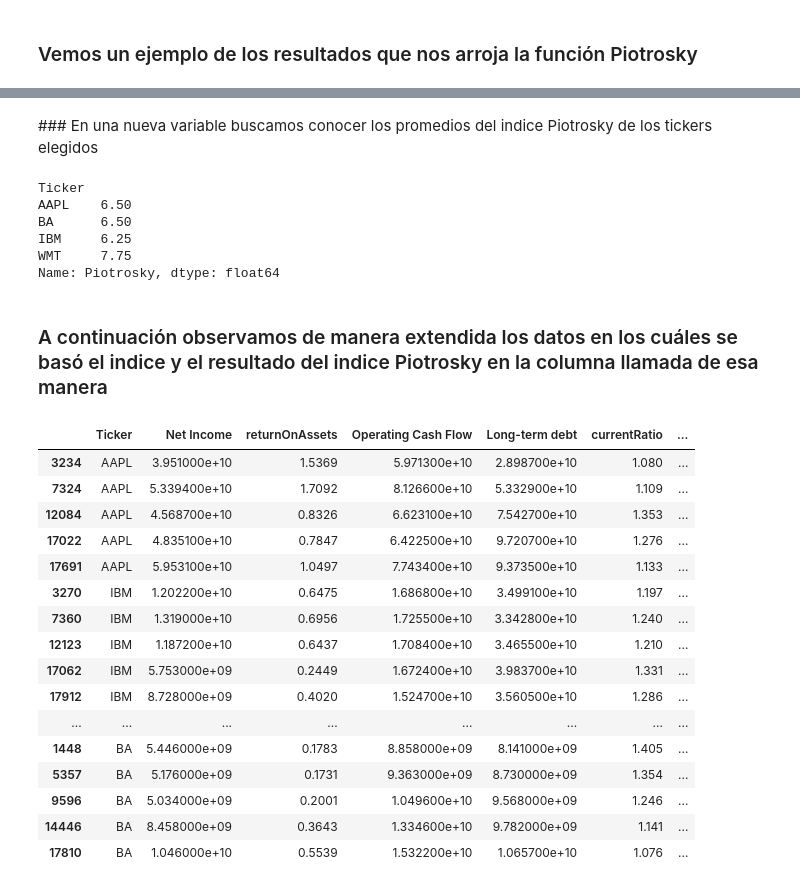
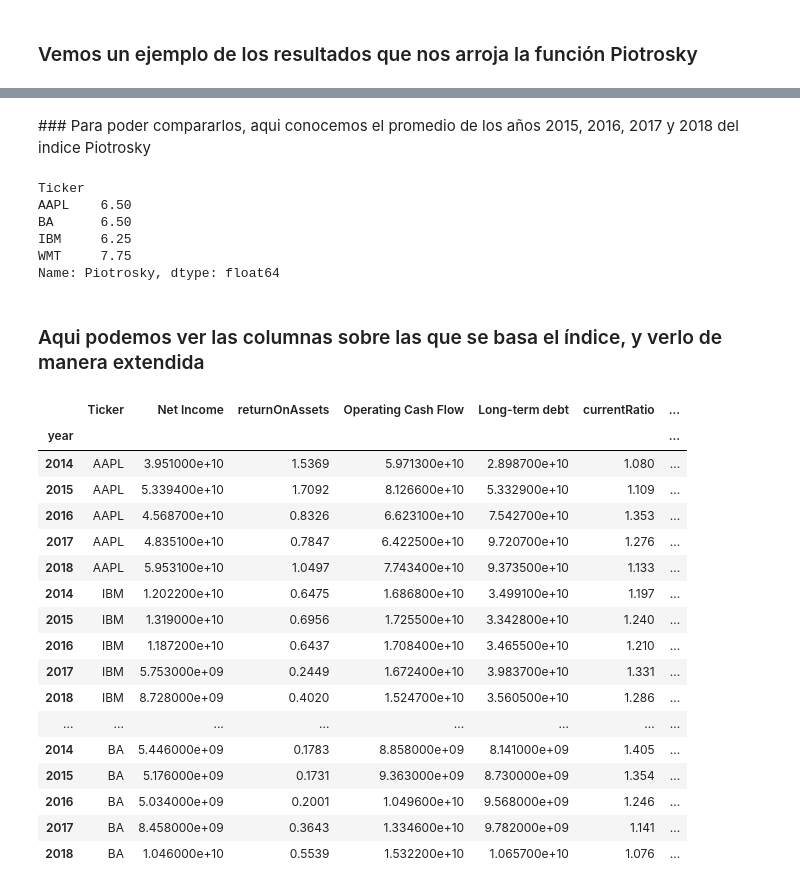
Before and after one commit to Mentoria-Financiera-DiploDatos/Entrega3, a Jupyter notebook: Entrega3_DatosFinancieros.ipynb, the cells around one changed output, grey strips where cells are left out. Cells and saved outputs as stored; diff of their text form; code cells hidden in the pictures.

```diff
--- a/Entrega3_DatosFinancieros.ipynb
+++ b/Entrega3_DatosFinancieros.ipynb
@@ -93,7 +78,6 @@ def Piotro(df, ticker):
         (a['Operating Cash Flow'] >= a['Net Income'])]
     choicelist4 = [1]
     a['p4'] = np.select(conditionlist4, choicelist4, default=0)
-
 
     #Long Term Debt Current Year < Long Term Debt Previous Year (decreasing leverage) (+1)
     a['Long-term debt_shift'] =  a['Long-term debt'].shift()
@@ -145,6 +129,10 @@ def Piotro(df, ticker):
 
     a["Piotrosky"] = a.p1 + a.p2 + a.p3 + a.p4 + a.p5 + a.p6 + a.p7 + a.p8 + a.p9
 
+    a.index = a["year"]
+
+    a["Rendimiento>0"] = np.where(a["AnualPriceVariation"]>= 0, "si", "no")
+
     return a
 # %% [markdown]
 ### Vemos un ejemplo de los resultados que nos arroja la función Piotrosky
@@ -170,44 +158,44 @@ for i in tick:
     b = b.append(Piotro(df, i))
 
 #b
-# %% [markdown]
-### En una nueva variable buscamos conocer los promedios del indice Piotrosky de los tickers elegidos
+# %% [markdown]
+### Para poder compararlos, aqui conocemos el promedio de los años 2015, 2016, 2017 y 2018 del indice Piotrosky
 # %%
-c= b.groupby(["Ticker"])["Piotrosky"].mean()
+mean = b.groupby(["Ticker"])["Piotrosky"].mean()
+mean
+# %% [output]
+Ticker
+AAPL    6.50
+BA      6.50
+IBM     6.25
+WMT     7.75
+Name: Piotrosky, dtype: float64
-# %%
-c
-# %% [output]
-Ticker
-AAPL    6.50
-BA      6.50
-IBM     6.25
-WMT     7.75
-Name: Piotrosky, dtype: float64
-# %% [markdown]
-### A continuación observamos de manera extendida los datos en los cuáles se basó el indice y el resultado del indice Piotrosky en la columna llamada de esa manera
+# %% [markdown]
+### Aqui podemos ver las columnas sobre las que se basa el índice, y verlo de manera extendida
 # %%
 pd.set_option("max_columns", None)
 DGnew = b[["Ticker", "Net Income", "returnOnAssets", "Operating Cash Flow", "Long-term debt",
             "currentRatio", "Issuance (buybacks) of shares", "Gross Margin", "assetTurnover", "p1", "p2",
-           "p3", "p4", "p5", "p6", "p7", "p8", "p9", "Piotrosky", "year"]].copy()
+           "p3", "p4", "p5", "p6", "p7", "p8", "p9", "Piotrosky", "year", "AnualPriceVariation", "Rendimiento>0"]].copy()
 
 #DGnew.to_excel("DGnew.xlsx", 'Hoja de datos')
 DGnew
 # %% [output]
 |  | Ticker | Net Income | returnOnAssets | Operating Cash Flow | Long-term debt | currentRatio | ... |
-| 3234 | AAPL | 3.951000e+10 | 1.5369 | 5.971300e+10 | 2.898700e+10 | 1.080 | ... |
-| 7324 | AAPL | 5.339400e+10 | 1.7092 | 8.126600e+10 | 5.332900e+10 | 1.109 | ... |
-| 12084 | AAPL | 4.568700e+10 | 0.8326 | 6.623100e+10 | 7.542700e+10 | 1.353 | ... |
-| 17022 | AAPL | 4.835100e+10 | 0.7847 | 6.422500e+10 | 9.720700e+10 | 1.276 | ... |
-| 17691 | AAPL | 5.953100e+10 | 1.0497 | 7.743400e+10 | 9.373500e+10 | 1.133 | ... |
-| 3270 | IBM | 1.202200e+10 | 0.6475 | 1.686800e+10 | 3.499100e+10 | 1.197 | ... |
-| 7360 | IBM | 1.319000e+10 | 0.6956 | 1.725500e+10 | 3.342800e+10 | 1.240 | ... |
-| 12123 | IBM | 1.187200e+10 | 0.6437 | 1.708400e+10 | 3.465500e+10 | 1.210 | ... |
-| 17062 | IBM | 5.753000e+09 | 0.2449 | 1.672400e+10 | 3.983700e+10 | 1.331 | ... |
-| 17912 | IBM | 8.728000e+09 | 0.4020 | 1.524700e+10 | 3.560500e+10 | 1.286 | ... |
+| year |  |  |  |  |  |  | ... |
+| 2014 | AAPL | 3.951000e+10 | 1.5369 | 5.971300e+10 | 2.898700e+10 | 1.080 | ... |
+| 2015 | AAPL | 5.339400e+10 | 1.7092 | 8.126600e+10 | 5.332900e+10 | 1.109 | ... |
+| 2016 | AAPL | 4.568700e+10 | 0.8326 | 6.623100e+10 | 7.542700e+10 | 1.353 | ... |
+| 2017 | AAPL | 4.835100e+10 | 0.7847 | 6.422500e+10 | 9.720700e+10 | 1.276 | ... |
+| 2018 | AAPL | 5.953100e+10 | 1.0497 | 7.743400e+10 | 9.373500e+10 | 1.133 | ... |
+| 2014 | IBM | 1.202200e+10 | 0.6475 | 1.686800e+10 | 3.499100e+10 | 1.197 | ... |
+| 2015 | IBM | 1.319000e+10 | 0.6956 | 1.725500e+10 | 3.342800e+10 | 1.240 | ... |
+| 2016 | IBM | 1.187200e+10 | 0.6437 | 1.708400e+10 | 3.465500e+10 | 1.210 | ... |
+| 2017 | IBM | 5.753000e+09 | 0.2449 | 1.672400e+10 | 3.983700e+10 | 1.331 | ... |
+| 2018 | IBM | 8.728000e+09 | 0.4020 | 1.524700e+10 | 3.560500e+10 | 1.286 | ... |
 | ... | ... | ... | ... | ... | ... | ... | ... |
-| 1448 | BA | 5.446000e+09 | 0.1783 | 8.858000e+09 | 8.141000e+09 | 1.405 | ... |
-| 5357 | BA | 5.176000e+09 | 0.1731 | 9.363000e+09 | 8.730000e+09 | 1.354 | ... |
-| 9596 | BA | 5.034000e+09 | 0.2001 | 1.049600e+10 | 9.568000e+09 | 1.246 | ... |
-| 14446 | BA | 8.458000e+09 | 0.3643 | 1.334600e+10 | 9.782000e+09 | 1.141 | ... |
-| 17810 | BA | 1.046000e+10 | 0.5539 | 1.532200e+10 | 1.065700e+10 | 1.076 | ... |
+| 2014 | BA | 5.446000e+09 | 0.1783 | 8.858000e+09 | 8.141000e+09 | 1.405 | ... |
+| 2015 | BA | 5.176000e+09 | 0.1731 | 9.363000e+09 | 8.730000e+09 | 1.354 | ... |
+| 2016 | BA | 5.034000e+09 | 0.2001 | 1.049600e+10 | 9.568000e+09 | 1.246 | ... |
+| 2017 | BA | 8.458000e+09 | 0.3643 | 1.334600e+10 | 9.782000e+09 | 1.141 | ... |
+| 2018 | BA | 1.046000e+10 | 0.5539 | 1.532200e+10 | 1.065700e+10 | 1.076 | ... |
```
Also changed, not shown: parts of 27 cells of this notebook.
